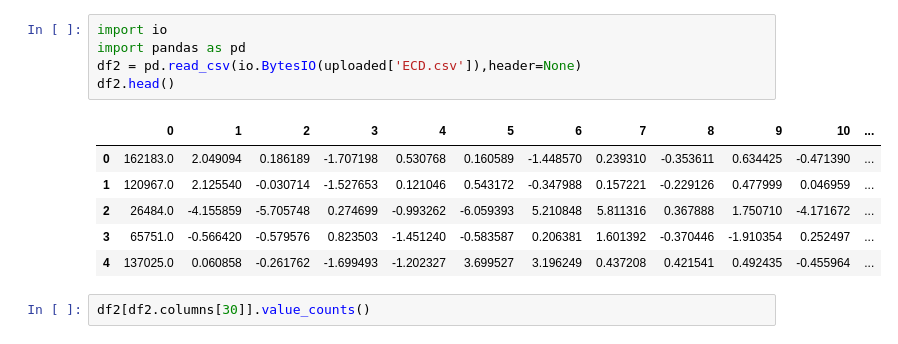
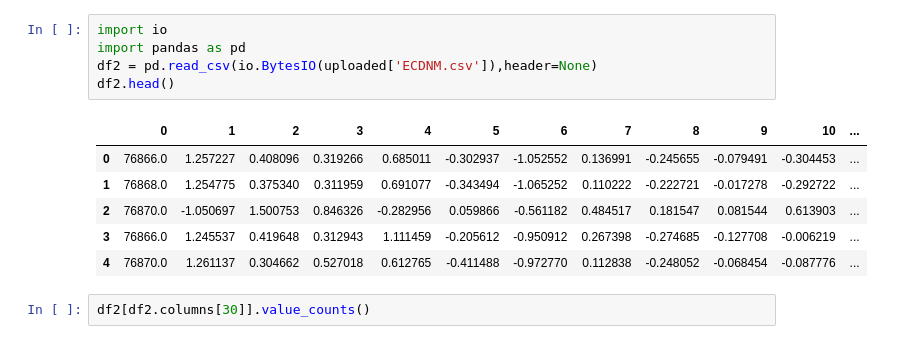
Before and after one commit to Hammadtahir7/Card-Fraud-Detection, a Jupyter notebook: CCFD_ECD.ipynb, the cells around one changed output. Cells and saved outputs as stored; diff of their text form.

```diff
--- a/CCFD_ECD.ipynb
+++ b/CCFD_ECD.ipynb
@@ -9,15 +9,15 @@ Saving ECD.csv to ECD.csv
 # %%
 import io
 import pandas as pd
-df2 = pd.read_csv(io.BytesIO(uploaded['ECD.csv']),header=None)
+df2 = pd.read_csv(io.BytesIO(uploaded['ECDNM.csv']),header=None)
 df2.head()
 # %% [output]
 |  | 0 | 1 | 2 | 3 | 4 | 5 | 6 | 7 | 8 | 9 | 10 | ... |
-| 0 | 162183.0 | 2.049094 | 0.186189 | -1.707198 | 0.530768 | 0.160589 | -1.448570 | 0.239310 | -0.353611 | 0.634425 | -0.471390 | ... |
-| 1 | 120967.0 | 2.125540 | -0.030714 | -1.527653 | 0.121046 | 0.543172 | -0.347988 | 0.157221 | -0.229126 | 0.477999 | 0.046959 | ... |
-| 2 | 26484.0 | -4.155859 | -5.705748 | 0.274699 | -0.993262 | -6.059393 | 5.210848 | 5.811316 | 0.367888 | 1.750710 | -4.171672 | ... |
-| 3 | 65751.0 | -0.566420 | -0.579576 | 0.823503 | -1.451240 | -0.583587 | 0.206381 | 1.601392 | -0.370446 | -1.910354 | 0.252497 | ... |
-| 4 | 137025.0 | 0.060858 | -0.261762 | -1.699493 | -1.202327 | 3.699527 | 3.196249 | 0.437208 | 0.421541 | 0.492435 | -0.455964 | ... |
+| 0 | 76866.0 | 1.257227 | 0.408096 | 0.319266 | 0.685011 | -0.302937 | -1.052552 | 0.136991 | -0.245655 | -0.079491 | -0.304453 | ... |
+| 1 | 76868.0 | 1.254775 | 0.375340 | 0.311959 | 0.691077 | -0.343494 | -1.065252 | 0.110222 | -0.222721 | -0.017278 | -0.292722 | ... |
+| 2 | 76870.0 | -1.050697 | 1.500753 | 0.846326 | -0.282956 | 0.059866 | -0.561182 | 0.484517 | 0.181547 | 0.081544 | 0.613903 | ... |
+| 3 | 76866.0 | 1.245537 | 0.419648 | 0.312943 | 1.111459 | -0.205612 | -0.950912 | 0.267398 | -0.274685 | -0.127708 | -0.006219 | ... |
+| 4 | 76870.0 | 1.261137 | 0.304662 | 0.527018 | 0.612765 | -0.411488 | -0.972770 | 0.112838 | -0.248052 | -0.068454 | -0.087776 | ... |
 # %%
 df2[df2.columns[30]].value_counts()
 # %% [output]
```
Also changed, not shown: parts of 16 cells of this notebook.
